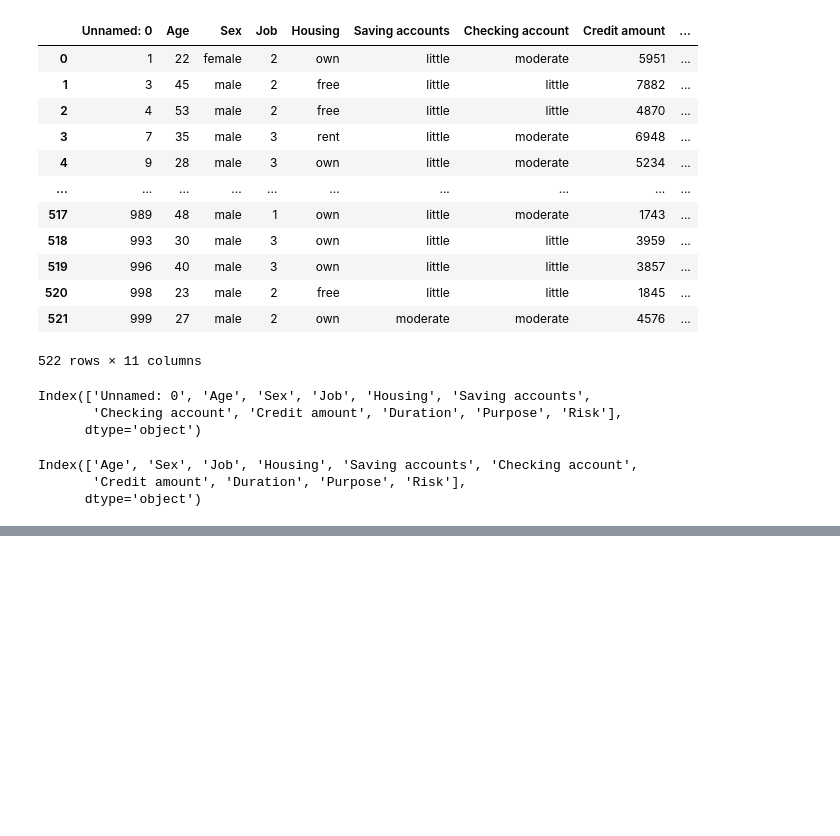
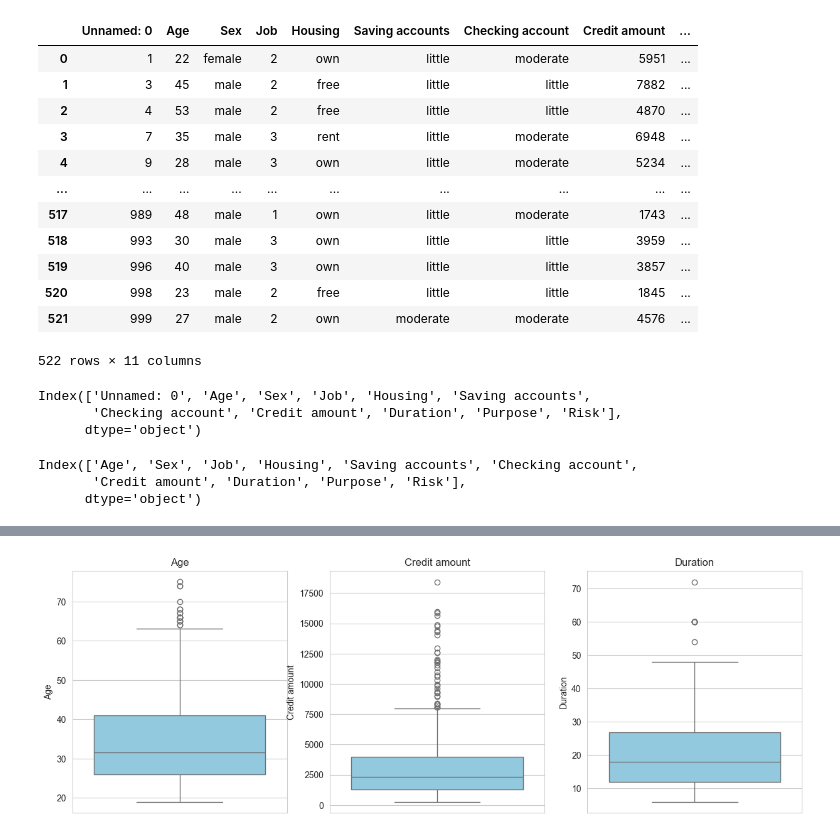
Before and after one commit to Bandohhh/data_science_practice-, a Jupyter notebook: Credit Risk Model /analysis_model.ipynb, the cells around one changed output, grey strips where cells are left out. Cells and saved outputs as stored; diff of their text form; code cells hidden in the pictures; blank space fills up the shorter version.

```diff
--- a/Credit Risk Model /analysis_model.ipynb
+++ b/Credit Risk Model /analysis_model.ipynb
@@ -149,0 +150,11 @@ array([[<Axes: title={'center': 'Age'}>,
+# %%
+# Boxplots to identify outliers in key numerical features
+plt.figure(figsize= (15,5))
+for i, col in enumerate(['Age', 'Credit amount', 'Duration']):
+  plt.subplot(1, 3, i+1)
+  sns.boxplot(y = df[col], color = 'skyblue')
+  plt.title(col)
+plt.tight_layout
+plt.show()
+# %% [output]
+[figure, added]
```
Also changed, not shown: parts of 1 cell of this notebook.
